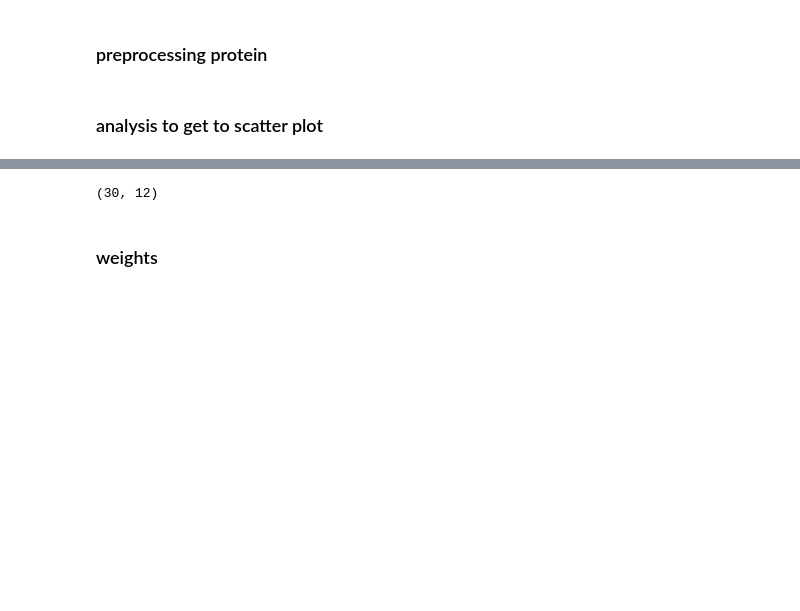
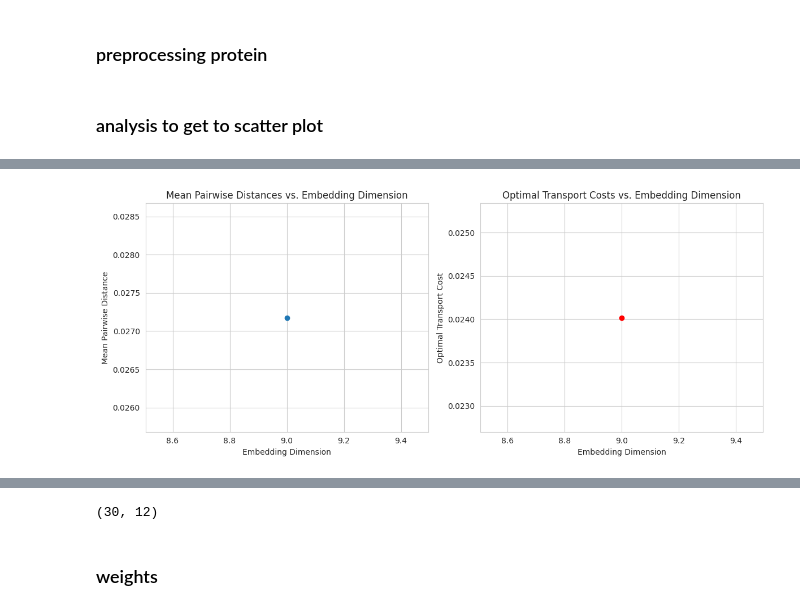
Before and after one commit to reformist/Mapping-scRNA-seq-Variability-Using-Co-Embedding-to-Understand-Cell-Neighborhood-Effects, a Jupyter notebook: CITE-seq_RNA_seq/archetype_generation.ipynb, the cells around one changed output, grey strips where cells are left out. Saved outputs shown, nothing was run; the diff lists cells and outputs as text; code cells hidden in the pictures; blank space fills up the shorter version.

```diff
--- a/CITE-seq_RNA_seq/archetype_generation.ipynb
+++ b/CITE-seq_RNA_seq/archetype_generation.ipynb
@@ -180,0 +266,82 @@ count = adata.obsm['X_pca']
+# %%
+embedding_dimensions = []  # Example dimensions from n to m
+mean_pairwise_distances = []
+ot_costs = []
+
+# Number of samples in your datasets
+
+# Loop over each embedding dimension
+for archetypes_prot,archetypes_ran in zip(archetype_list_protein, archetype_list_rna):
+    try:
+        ds1_embeddings = get_cell_representations_as_archetypes(adata_prot.obsm['X_pca'], archetypes_prot)
+        ds2_embeddings = get_cell_representations_as_archetypes(adata_rna.obsm['X_pca'], archetypes_ran)
+    except:
+        print(f'could not find match for archetypes of length {len(archetypes_prot)} ')
+        continue
+
+    embedding_dimensions.append(len(archetypes_prot))
+    n_samples = ds1_embeddings.shape[0]
+    # Standardize embeddings
+    scaler1 = StandardScaler()
+    scaler2 = StandardScaler()
+    ds1_embeddings = scaler1.fit_transform(ds1_embeddings)
+    ds2_embeddings = scaler2.fit_transform(ds2_embeddings)
+
+    # Step 2: Align Dimensions using Procrustes Analysis
+    mtx1, mtx2, disparity = procrustes(ds1_embeddings, ds2_embeddings)
+    # mtx1 and mtx2 are the aligned embeddings
+
+    # Alternative: Align Dimensions using CCA
+    # cca = CCA(n_components=dim)
+    # ds1_embeddings_cca, ds2_embeddings_cca = cca.fit_transform(ds1_embeddings, ds2_embeddings)
+    # Use ds1_embeddings_cca and ds2_embeddings_cca for further calculations
+
+    # Step 3: Compute Pairwise Distances between corresponding samples
+    pairwise_distances = np.linalg.norm(mtx1 - mtx2, axis=1)
+    mean_distance = np.mean(pairwise_distances)
+    mean_pairwise_distances.append(mean_distance)
+    print(f"Mean Pairwise Distance: {mean_distance}")
+
+    # Step 4: Compute Optimal Transport Cost
+    # Create cost matrix between all samples (optional, since datasets are coupled)
+    cost_matrix = cdist(mtx1, mtx2, metric='euclidean')
+
+    # Since datasets are coupled, create uniform distributions
+    a = np.ones(n_samples) / n_samples
+    b = np.ones(n_samples) / n_samples
+
+    # Compute OT cost using Sinkhorn algorithm
+    lambda_reg = 1e-3  # Entropic regularization parameter
+    ot_cost = ot.sinkhorn2(a, b, cost_matrix, lambda_reg)
+    ot_costs.append(ot_cost)
+    print(f"Optimal Transport Cost: {ot_cost}")
+    print("-" * 50)
+
+# Step 5: Compare Embedding Spaces
+# Plotting the results
+plt.figure(figsize=(12, 5))
+
+plt.subplot(1, 2, 1)
+plt.plot(embedding_dimensions, mean_pairwise_distances, marker='o')
+plt.title('Mean Pairwise Distances vs. Embedding Dimension')
+plt.xlabel('Embedding Dimension')
+plt.ylabel('Mean Pairwise Distance')
+
+plt.subplot(1, 2, 2)
+plt.plot(embedding_dimensions, ot_costs, marker='o', color='red')
+plt.title('Optimal Transport Costs vs. Embedding Dimension')
+plt.xlabel('Embedding Dimension')
+plt.ylabel('Optimal Transport Cost')
+
+plt.tight_layout()
+plt.show()
+
+# Identify the best embedding space
+best_dimension_index = np.argmin(mean_pairwise_distances)
+best_embedding_dimension = embedding_dimensions[best_dimension_index]
+print(f"The best embedding dimension based on mean pairwise distance is: {best_embedding_dimension}")
+
+best_ot_index = np.argmin(ot_costs)
+best_ot_dimension = embedding_dimensions[best_ot_index]
+print(f"The best embedding dimension based on OT cost is: {best_ot_dimension}")
+# %% [output]
@@ -180,0 +353 @@ count = adata.obsm['X_pca']
+[figure, added]
```
Also changed, not shown: parts of 34 cells of this notebook, 1 other file.
